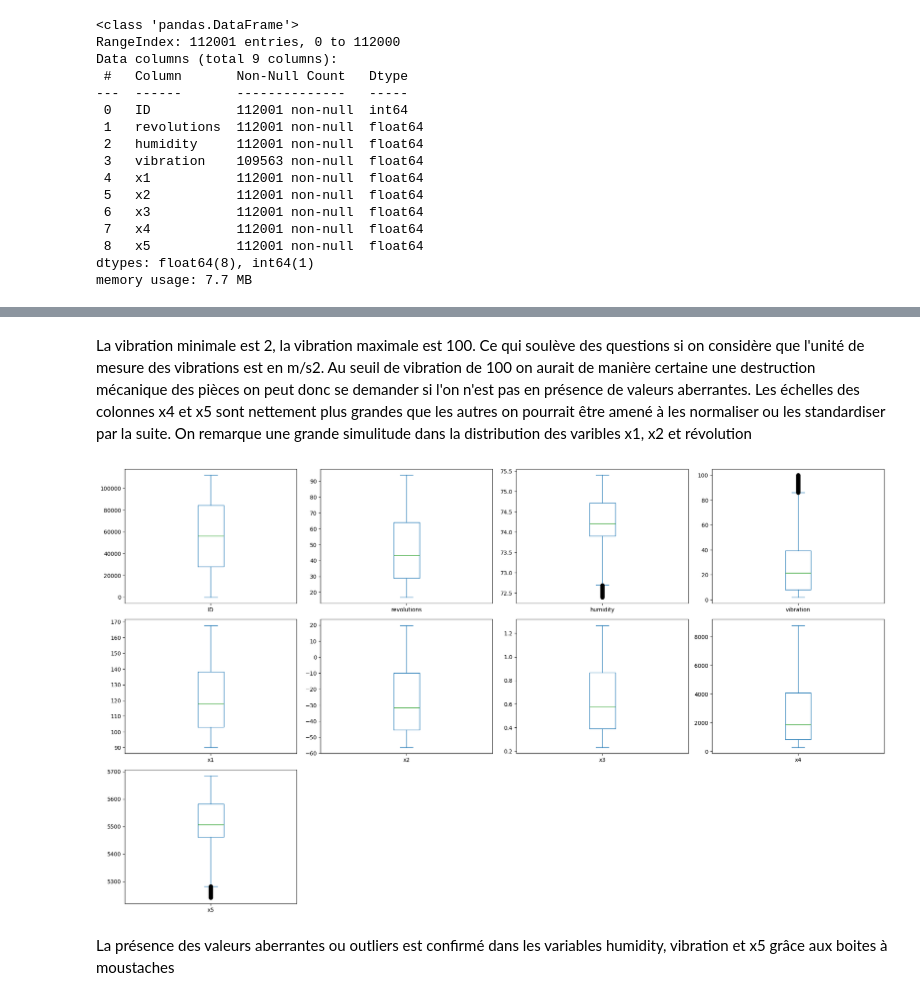
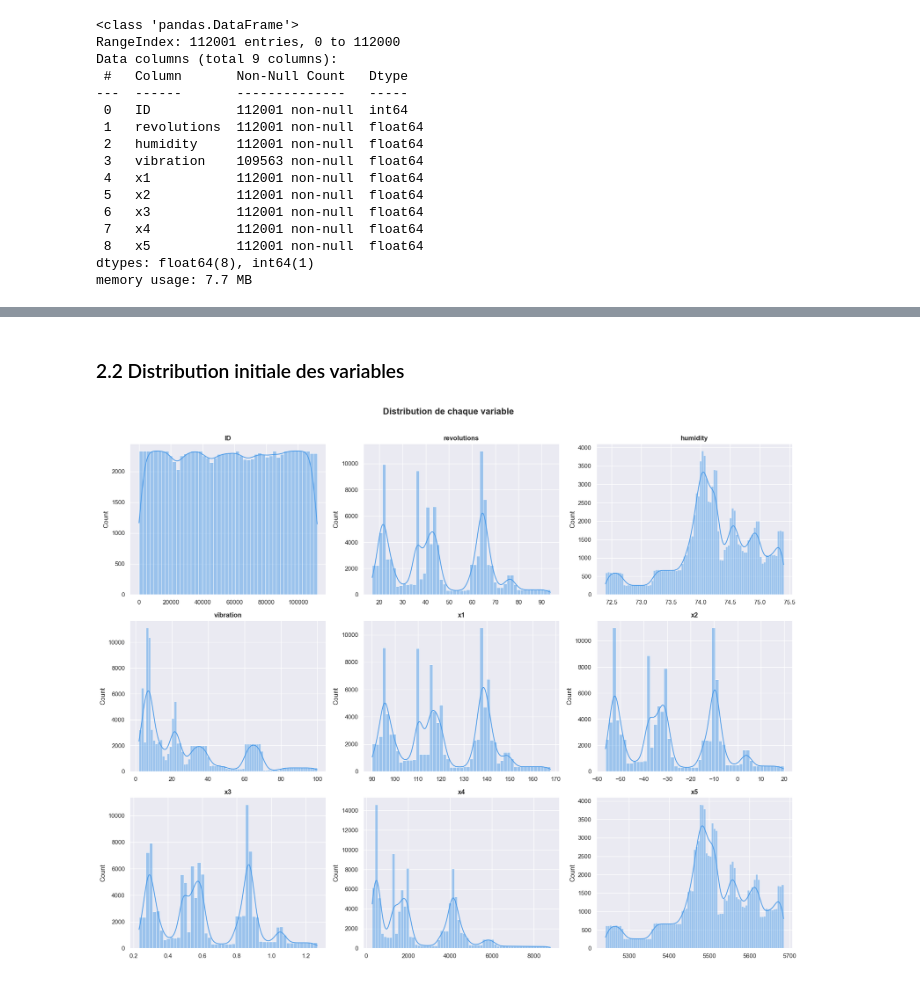
Before and after one commit to laurentngwe/8INF309, a Jupyter notebook: p_maintenance.ipynb, the cells around one changed output, grey strips where cells are left out. Cells and saved outputs as stored; diff of their text form; code cells hidden in the pictures.

```diff
--- a/p_maintenance.ipynb
+++ b/p_maintenance.ipynb
@@ -81,18 +95,19 @@ plt.show()
-# %% [markdown]
-La vibration minimale est 2, la vibration maximale est 100. Ce qui soulève des questions si on considère que l'unité de mesure des vibrations est en m/s2. Au seuil de vibration de 100 on aurait de manière certaine une destruction mécanique des pièces on peut donc se demander si l'on n'est pas en présence de valeurs aberrantes.
-Les échelles des colonnes x4 et x5 sont nettement plus grandes que les autres on pourrait être amené à les normaliser ou les standardiser par la suite.
-On remarque une grande simulitude dans la distribution des varibles x1, x2 et révolution
-# %%
-%matplotlib inline
-import matplotlib.pyplot as plt
-
-# Crée des sous-graphiques (subplots) pour chaque colonne
-df.plot(kind='box', subplots=True, layout=(4, 4), figsize=(20, 15), sharex=False, sharey=False)
-
-plt.title("Boîte à moustache du jeu de données")
-plt.tight_layout()
-plt.show()
-# %% [output]
-[figure, removed]
-# %% [markdown]
-La présence des valeurs aberrantes ou outliers est confirmé dans les variables humidity, vibration et x5 grâce aux boites à moustaches
+# %% [markdown]
+### 2.2 Distribution initiale des variables
+# %%
+%matplotlib inline
+import matplotlib.pyplot as plt
+import seaborn as sns
+
+sns.set_theme(style="darkgrid", palette="muted")
+
+fig, axes = plt.subplots(3, 3, figsize=(18, 14))
+for ax, col in zip(axes.flat, df.columns):
+    sns.histplot(df[col], kde=True, ax=ax, color="#4C9BE8")
+    ax.set_title(col, fontweight='bold')
+    ax.set_xlabel("")
+plt.suptitle("Distribution de chaque variable", fontsize=16, fontweight='bold', y=1.01)
+plt.tight_layout()
+plt.show()
+# %% [output]
+[figure, added]
```
Also changed, not shown: parts of 101 cells of this notebook, 2 other files.
